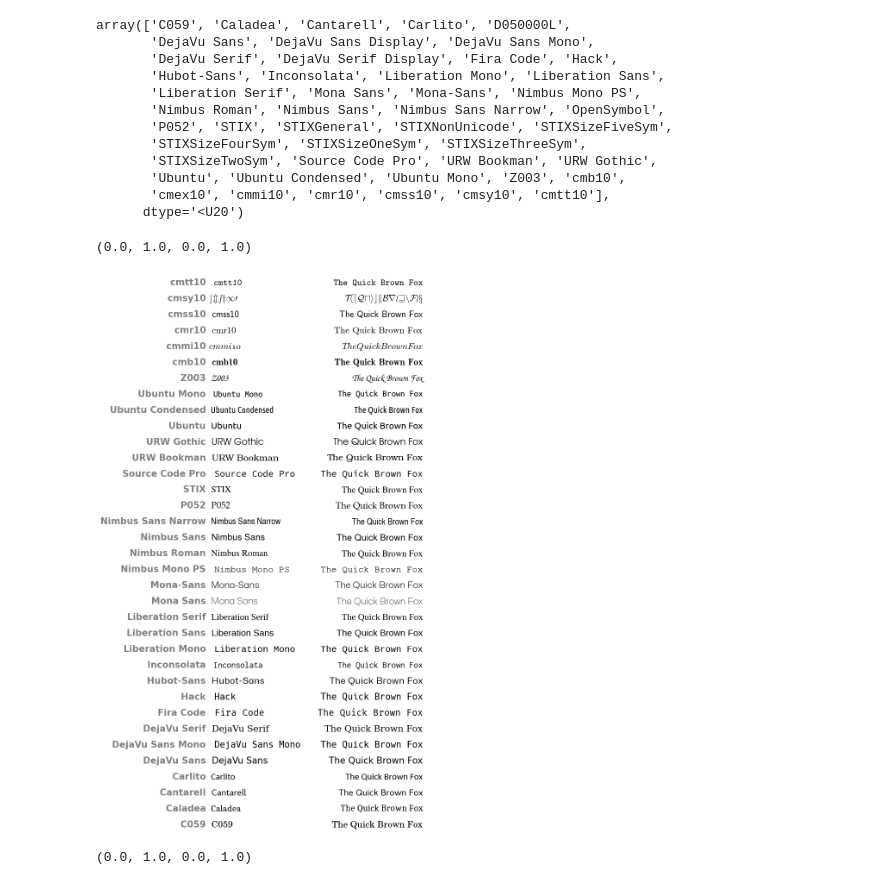
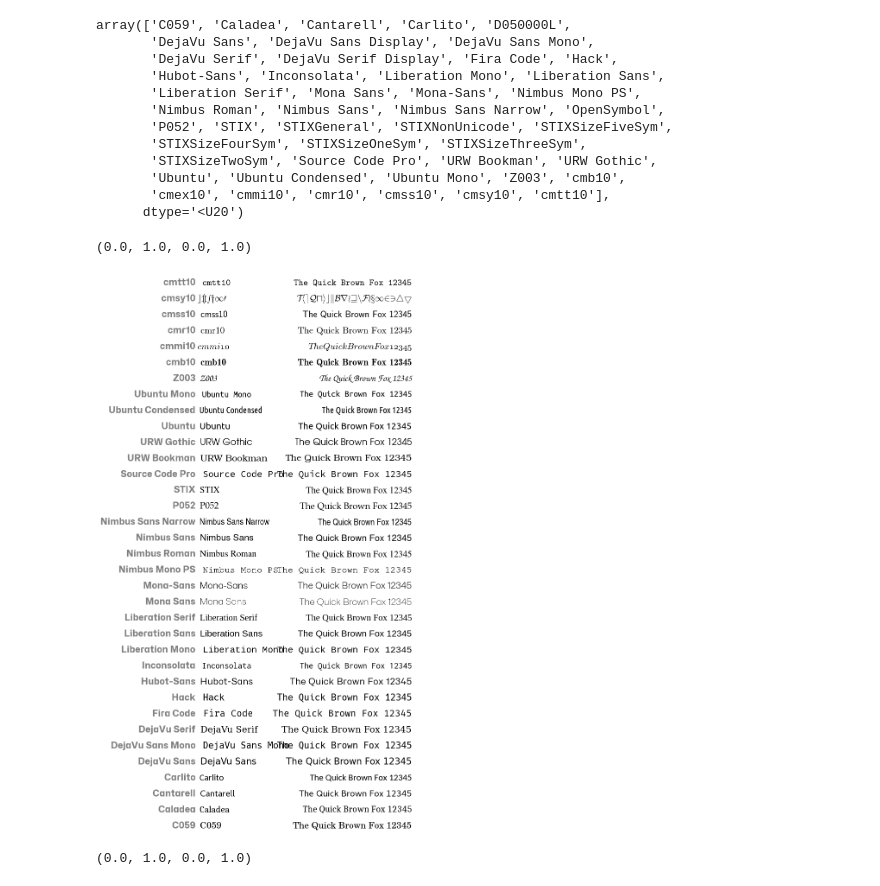
Before and after one commit to blaylockbk/Carpenter_Workshop, a Jupyter notebook: notebooks/matplotlib_fonts.ipynb, the cells around one changed output. Saved outputs shown, nothing was run; the diff lists cells and outputs as text; code cells hidden in the pictures.

```diff
--- a/notebooks/matplotlib_fonts.ipynb
+++ b/notebooks/matplotlib_fonts.ipynb
@@ -36,35 +36,35 @@ fonts = sorted([f.name for f in matplotlib.font_manager.fontManager.ttflist])
 fonts = np.unique(fonts)
 remove_these = [
     "cmex10",
     "STIXGeneral",
     "STIXNonUnicode",
     "STIXSizeFiveSym",
     "STIXSizeFourSym",
     "STIXSizeOneSym",
     "STIXSizeThreeSym",
     "STIXSizeTwoSym",
     "OpenSymbol",
     'DejaVu Serif Display',
     'DejaVu Sans Display',
     "D050000L"
 ]
 mask = ~np.isin(fonts, remove_these)
 fonts = fonts[mask]
 
 for i, font in enumerate(fonts):
     plt.text(
         0, i / 10, f"{font} ", fontsize=15, ha="right", alpha=0.5, fontweight="bold"
     )
     plt.text(0, i / 10, f" {font}", fontfamily=font, fontsize=15)
     plt.text(
-        1, i / 10, f"The Quick Brown Fox", fontfamily=font, fontsize=15, ha="right"
+        1, i / 10, f"The Quick Brown Fox 12345", fontfamily=font, fontsize=15, ha="right"
     )
 
 
 plt.axis("off")
 # %% [output]
 (0.0, 1.0, 0.0, 1.0)
-[figure, old version]
+[figure, new version]
 # %%
 i = 0
 for fontweight in [100, 'normal', 'bold', 800]:
```
